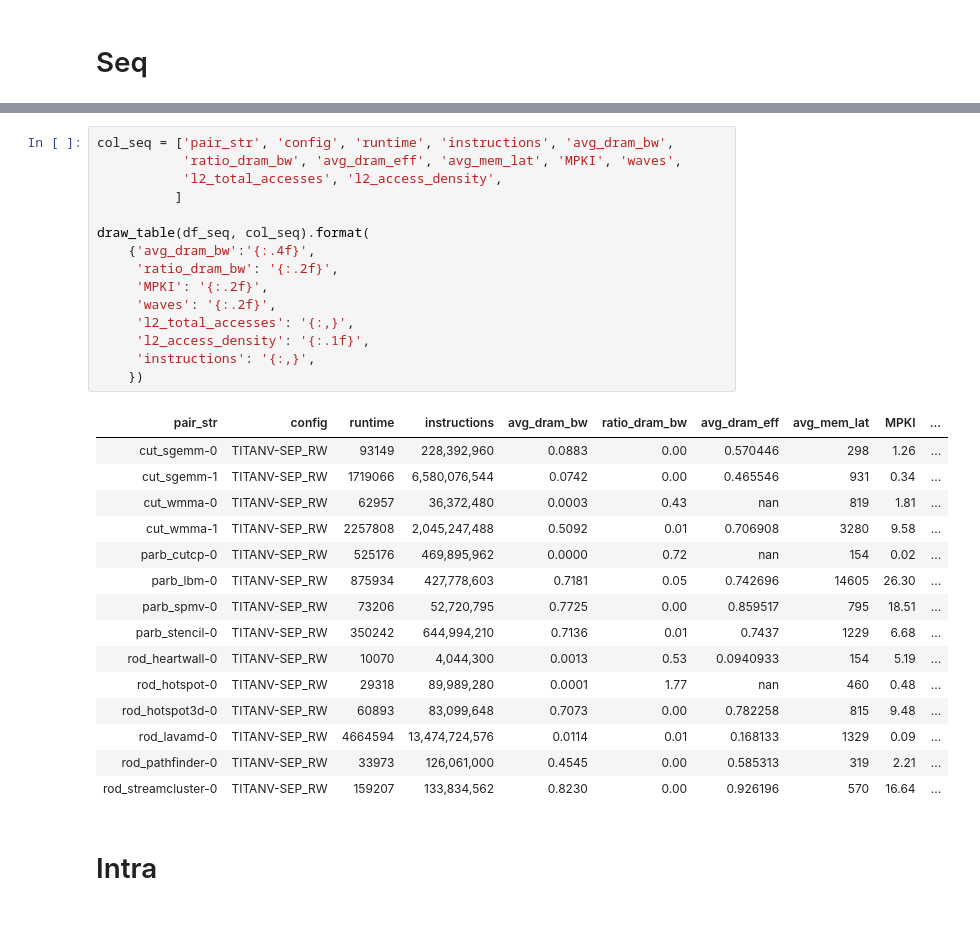
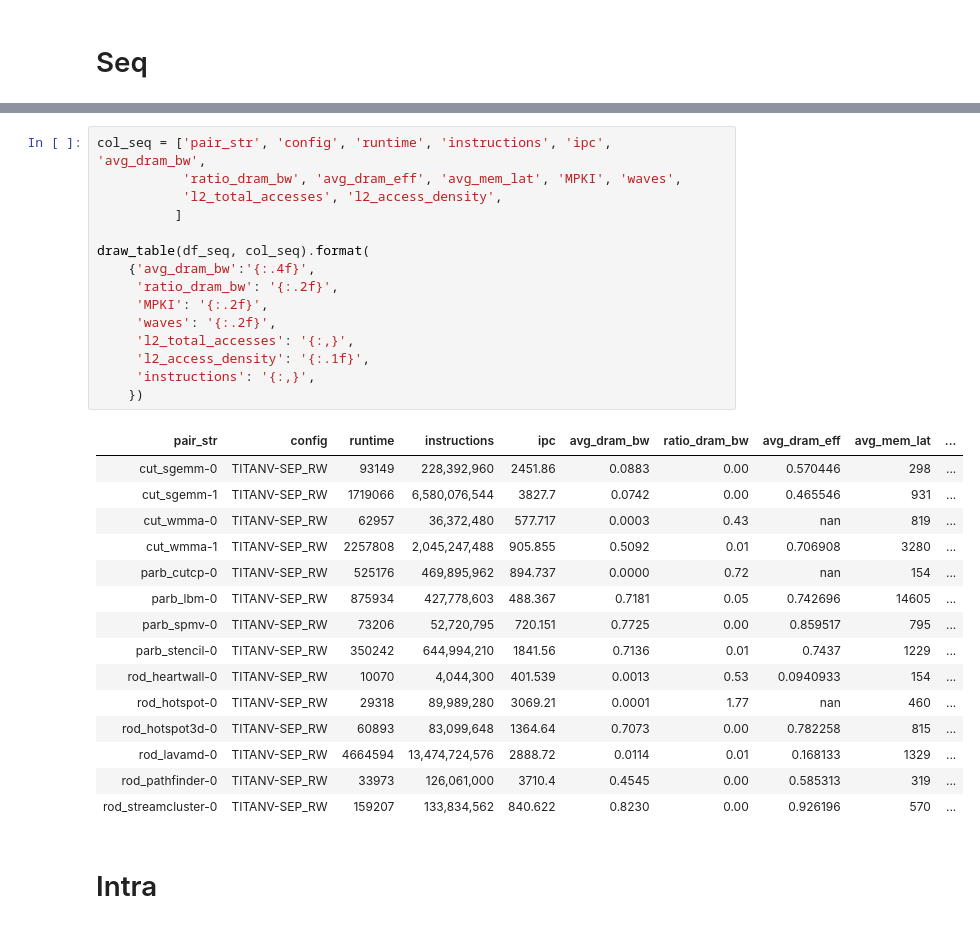
Before and after one commit to UofT-EcoSystem/GPU-Virtualization-Benchmarks, a Jupyter notebook: util/data/notebooks/View_Isolation.ipynb, the cells around one changed output, grey strips where cells are left out. Saved outputs shown, nothing was run; the diff lists cells and outputs as text.

```diff
--- a/util/data/notebooks/View_Isolation.ipynb
+++ b/util/data/notebooks/View_Isolation.ipynb
@@ -58,36 +58,36 @@ Index(['pair_str', 'config', 'gpusim_version', 'jobId', 'grid_x', 'grid_y',
        'waves', 'l2_access_density'],
       dtype='object')
 # %%
-col_seq = ['pair_str', 'config', 'runtime', 'instructions', 'avg_dram_bw',
+col_seq = ['pair_str', 'config', 'runtime', 'instructions', 'ipc', 'avg_dram_bw',
            'ratio_dram_bw', 'avg_dram_eff', 'avg_mem_lat', 'MPKI', 'waves',
            'l2_total_accesses', 'l2_access_density',
           ]
 
 draw_table(df_seq, col_seq).format(
     {'avg_dram_bw':'{:.4f}',
      'ratio_dram_bw': '{:.2f}',
      'MPKI': '{:.2f}',
      'waves': '{:.2f}',
      'l2_total_accesses': '{:,}',
      'l2_access_density': '{:.1f}',
      'instructions': '{:,}',
     })
 # %% [output]
-| pair_str | config | runtime | instructions | avg_dram_bw | ratio_dram_bw | avg_dram_eff | avg_mem_lat | MPKI | ... |
-| cut_sgemm-0 | TITANV-SEP_RW | 93149 | 228,392,960 | 0.0883 | 0.00 | 0.570446 | 298 | 1.26 | ... |
-| cut_sgemm-1 | TITANV-SEP_RW | 1719066 | 6,580,076,544 | 0.0742 | 0.00 | 0.465546 | 931 | 0.34 | ... |
-| cut_wmma-0 | TITANV-SEP_RW | 62957 | 36,372,480 | 0.0003 | 0.43 | nan | 819 | 1.81 | ... |
-| cut_wmma-1 | TITANV-SEP_RW | 2257808 | 2,045,247,488 | 0.5092 | 0.01 | 0.706908 | 3280 | 9.58 | ... |
-| parb_cutcp-0 | TITANV-SEP_RW | 525176 | 469,895,962 | 0.0000 | 0.72 | nan | 154 | 0.02 | ... |
-| parb_lbm-0 | TITANV-SEP_RW | 875934 | 427,778,603 | 0.7181 | 0.05 | 0.742696 | 14605 | 26.30 | ... |
-| parb_spmv-0 | TITANV-SEP_RW | 73206 | 52,720,795 | 0.7725 | 0.00 | 0.859517 | 795 | 18.51 | ... |
-| parb_stencil-0 | TITANV-SEP_RW | 350242 | 644,994,210 | 0.7136 | 0.01 | 0.7437 | 1229 | 6.68 | ... |
-| rod_heartwall-0 | TITANV-SEP_RW | 10070 | 4,044,300 | 0.0013 | 0.53 | 0.0940933 | 154 | 5.19 | ... |
-| rod_hotspot-0 | TITANV-SEP_RW | 29318 | 89,989,280 | 0.0001 | 1.77 | nan | 460 | 0.48 | ... |
-| rod_hotspot3d-0 | TITANV-SEP_RW | 60893 | 83,099,648 | 0.7073 | 0.00 | 0.782258 | 815 | 9.48 | ... |
-| rod_lavamd-0 | TITANV-SEP_RW | 4664594 | 13,474,724,576 | 0.0114 | 0.01 | 0.168133 | 1329 | 0.09 | ... |
-| rod_pathfinder-0 | TITANV-SEP_RW | 33973 | 126,061,000 | 0.4545 | 0.00 | 0.585313 | 319 | 2.21 | ... |
-| rod_streamcluster-0 | TITANV-SEP_RW | 159207 | 133,834,562 | 0.8230 | 0.00 | 0.926196 | 570 | 16.64 | ... |
+| pair_str | config | runtime | instructions | ipc | avg_dram_bw | ratio_dram_bw | avg_dram_eff | avg_mem_lat | ... |
+| cut_sgemm-0 | TITANV-SEP_RW | 93149 | 228,392,960 | 2451.86 | 0.0883 | 0.00 | 0.570446 | 298 | ... |
+| cut_sgemm-1 | TITANV-SEP_RW | 1719066 | 6,580,076,544 | 3827.7 | 0.0742 | 0.00 | 0.465546 | 931 | ... |
+| cut_wmma-0 | TITANV-SEP_RW | 62957 | 36,372,480 | 577.717 | 0.0003 | 0.43 | nan | 819 | ... |
+| cut_wmma-1 | TITANV-SEP_RW | 2257808 | 2,045,247,488 | 905.855 | 0.5092 | 0.01 | 0.706908 | 3280 | ... |
+| parb_cutcp-0 | TITANV-SEP_RW | 525176 | 469,895,962 | 894.737 | 0.0000 | 0.72 | nan | 154 | ... |
+| parb_lbm-0 | TITANV-SEP_RW | 875934 | 427,778,603 | 488.367 | 0.7181 | 0.05 | 0.742696 | 14605 | ... |
+| parb_spmv-0 | TITANV-SEP_RW | 73206 | 52,720,795 | 720.151 | 0.7725 | 0.00 | 0.859517 | 795 | ... |
+| parb_stencil-0 | TITANV-SEP_RW | 350242 | 644,994,210 | 1841.56 | 0.7136 | 0.01 | 0.7437 | 1229 | ... |
+| rod_heartwall-0 | TITANV-SEP_RW | 10070 | 4,044,300 | 401.539 | 0.0013 | 0.53 | 0.0940933 | 154 | ... |
+| rod_hotspot-0 | TITANV-SEP_RW | 29318 | 89,989,280 | 3069.21 | 0.0001 | 1.77 | nan | 460 | ... |
+| rod_hotspot3d-0 | TITANV-SEP_RW | 60893 | 83,099,648 | 1364.64 | 0.7073 | 0.00 | 0.782258 | 815 | ... |
+| rod_lavamd-0 | TITANV-SEP_RW | 4664594 | 13,474,724,576 | 2888.72 | 0.0114 | 0.01 | 0.168133 | 1329 | ... |
+| rod_pathfinder-0 | TITANV-SEP_RW | 33973 | 126,061,000 | 3710.4 | 0.4545 | 0.00 | 0.585313 | 319 | ... |
+| rod_streamcluster-0 | TITANV-SEP_RW | 159207 | 133,834,562 | 840.622 | 0.8230 | 0.00 | 0.926196 | 570 | ... |
 # %% [markdown]
 # Intra
 # %%
```
Also changed, not shown: parts of 1 cell of this notebook, 3 other files.
